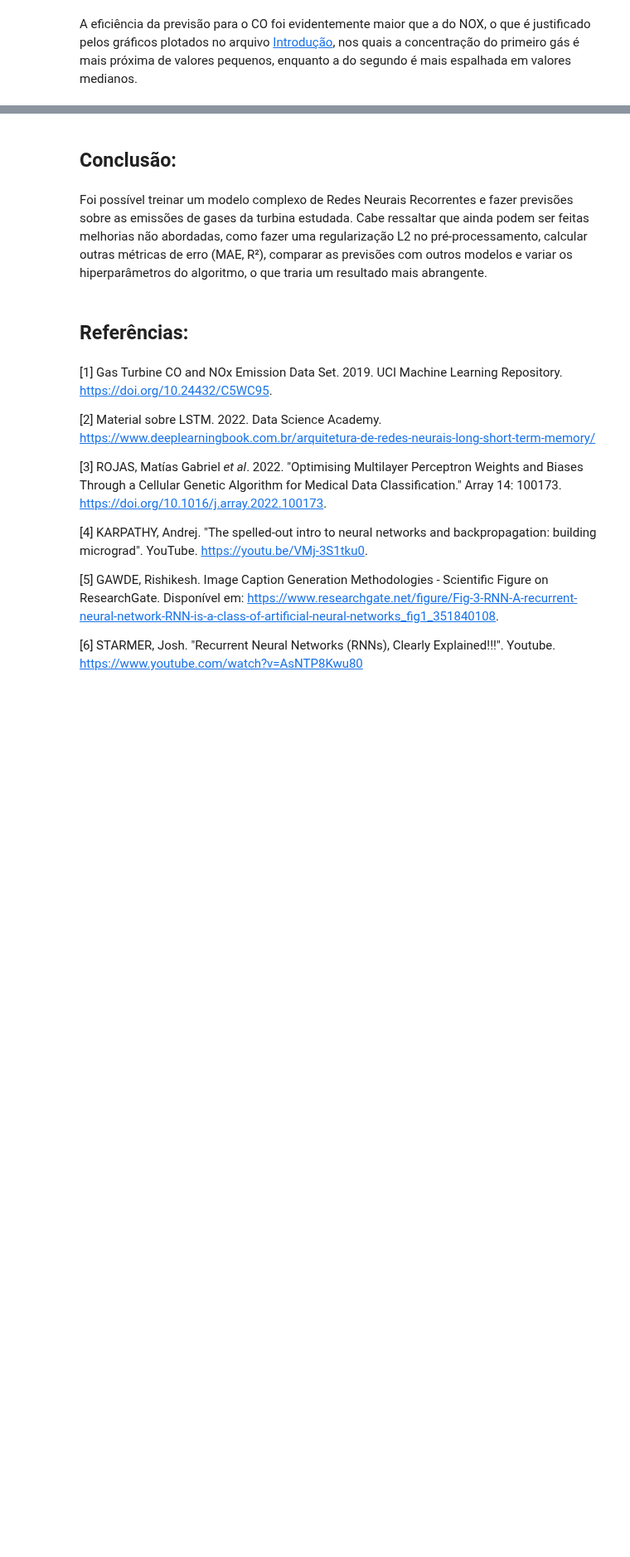
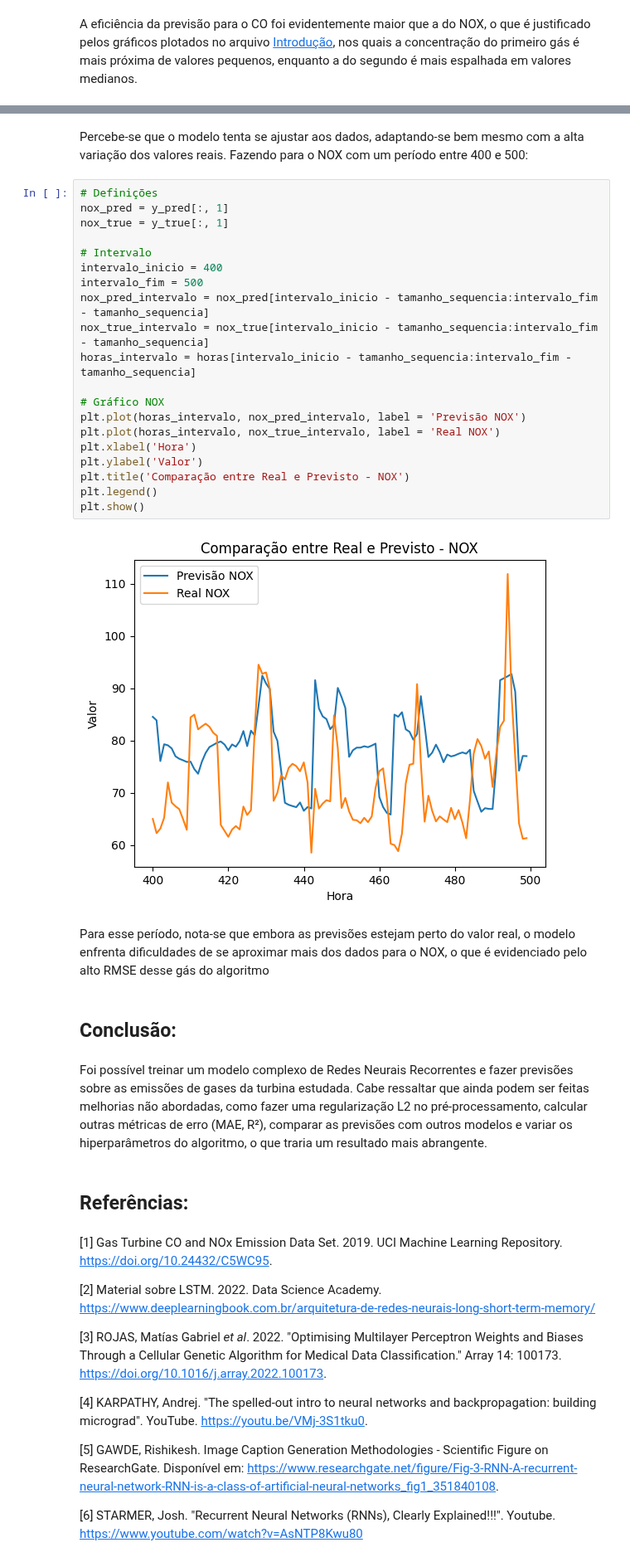
Before and after one commit to CassarGroup/Gas-Turbine_LSTM, a Jupyter notebook: Projeto/Modelos.ipynb, the cells around one changed output, grey strips where cells are left out. Shown at 83% size. Saved outputs shown, nothing was run; the diff lists cells and outputs as text; blank space fills up the shorter version.

```diff
--- a/Projeto/Modelos.ipynb
+++ b/Projeto/Modelos.ipynb
@@ -499,3 +500,29 @@ A eficiência da previsão para o CO foi evidentemente maior que a do NOX, o que
+# %% [markdown]
+Percebe-se que o modelo tenta se ajustar aos dados, adaptando-se bem mesmo com a alta variação dos valores reais. Fazendo para o NOX com um período entre 400 e 500:
+# %%
+# Definições
+nox_pred = y_pred[:, 1]
+nox_true = y_true[:, 1]
+
+# Intervalo
+intervalo_inicio = 400
+intervalo_fim = 500
+nox_pred_intervalo = nox_pred[intervalo_inicio - tamanho_sequencia:intervalo_fim - tamanho_sequencia]
+nox_true_intervalo = nox_true[intervalo_inicio - tamanho_sequencia:intervalo_fim - tamanho_sequencia]
+horas_intervalo = horas[intervalo_inicio - tamanho_sequencia:intervalo_fim - tamanho_sequencia]
+
+# Gráfico NOX
+plt.plot(horas_intervalo, nox_pred_intervalo, label = 'Previsão NOX')
+plt.plot(horas_intervalo, nox_true_intervalo, label = 'Real NOX')
+plt.xlabel('Hora')
+plt.ylabel('Valor')
+plt.title('Comparação entre Real e Previsto - NOX')
+plt.legend()
+plt.show()
+# %% [output]
+[figure, added]
+# %% [markdown]
+Para esse período, nota-se que embora as previsões estejam perto do valor real, o modelo enfrenta dificuldades de se aproximar mais dos dados para o NOX, o que é evidenciado pelo alto RMSE desse gás do algoritmo
 # %% [markdown]
 ## Conclusão:
 # %% [markdown]
```
Also changed, not shown: parts of 14 cells of this notebook, 36 other files.
